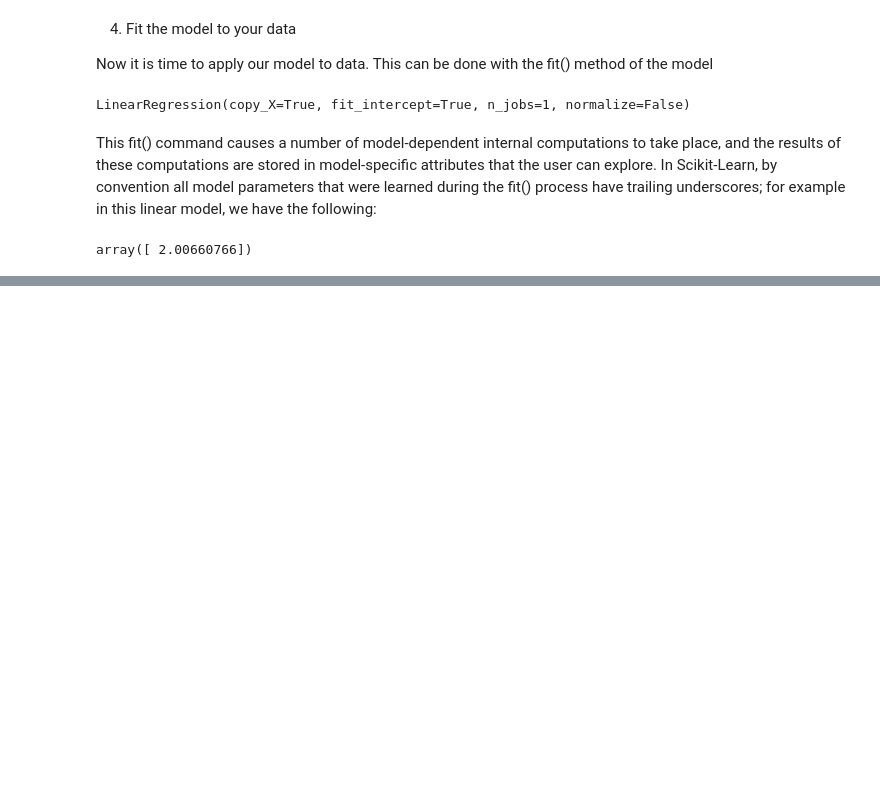
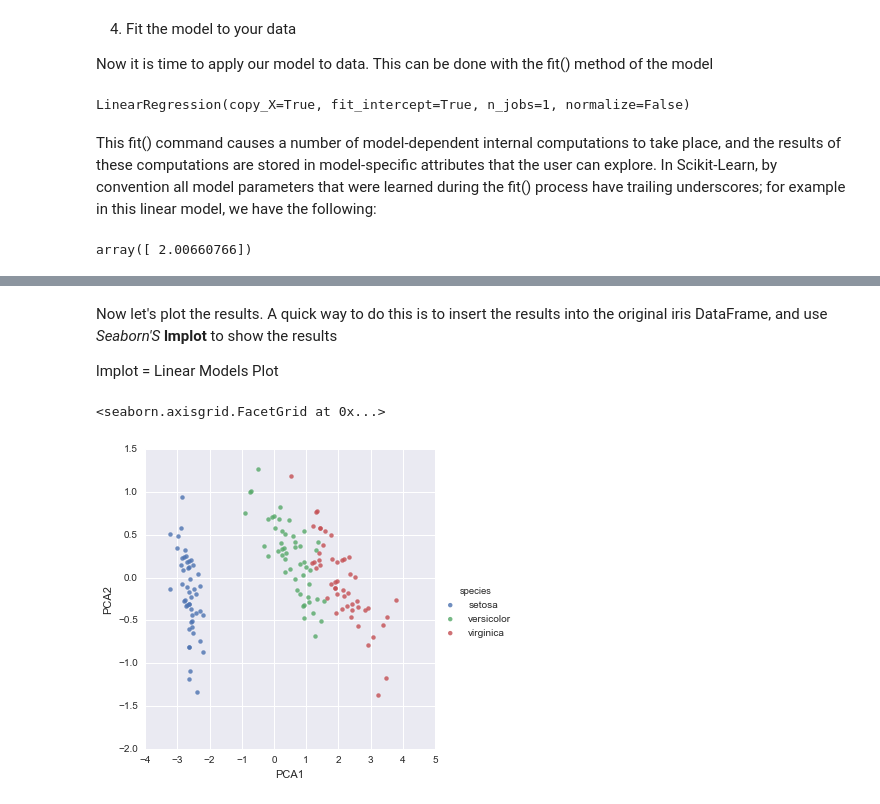
Before and after one commit to jorellano/Machine_learning-pt1, a Jupyter notebook: Machine Learning Intro.ipynb, the cells around one changed output, grey strips where cells are left out. Cells and saved outputs as stored; diff of their text form; code cells hidden in the pictures; blank space fills up the shorter version.

```diff
--- a/Machine Learning Intro.ipynb
+++ b/Machine Learning Intro.ipynb
@@ -161,0 +225,17 @@ array([ 2.00660766])
+# %%
+from sklearn.decomposition import PCA # 1. Choose the model class
+model = PCA(n_components=2)           # 2. Instantiate the model with hyperparameter '2'
+model.fit(X_iris)                     # 3. Fit to data. Notice y is not specifed
+X_2D = model.transform(X_iris)        # 4. Transform the data to two dimensions
+# %% [markdown]
+Now let's plot the results. A quick way to do this is to insert the results into the original iris DataFrame, and use *Seaborn'S* **lmplot** to show the results
+
+lmplot = Linear Models Plot
+# %%
+iris['PCA1'] = X_2D[:, 0]
+iris['PCA2'] = X_2D[:, 1]
+
+sns.lmplot("PCA1", "PCA2", hue='species', data=iris, fit_reg=False)
+# %% [output]
+<seaborn.axisgrid.FacetGrid at 0x...>
+[figure, added]
```
Also changed, not shown: parts of 18 cells of this notebook.
